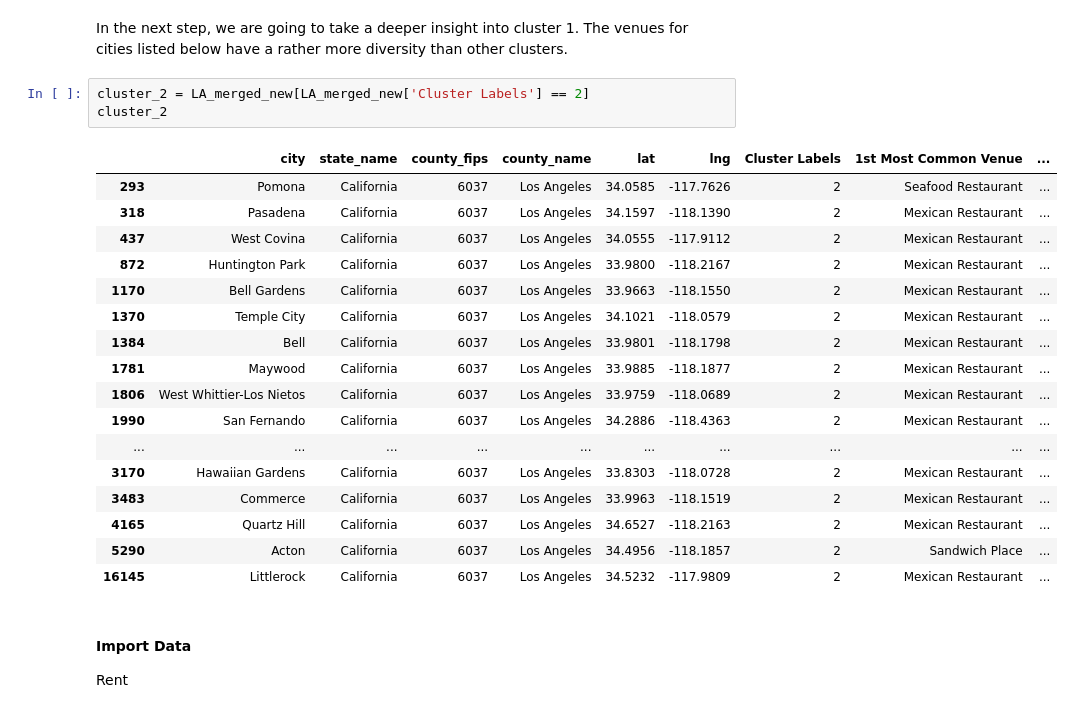
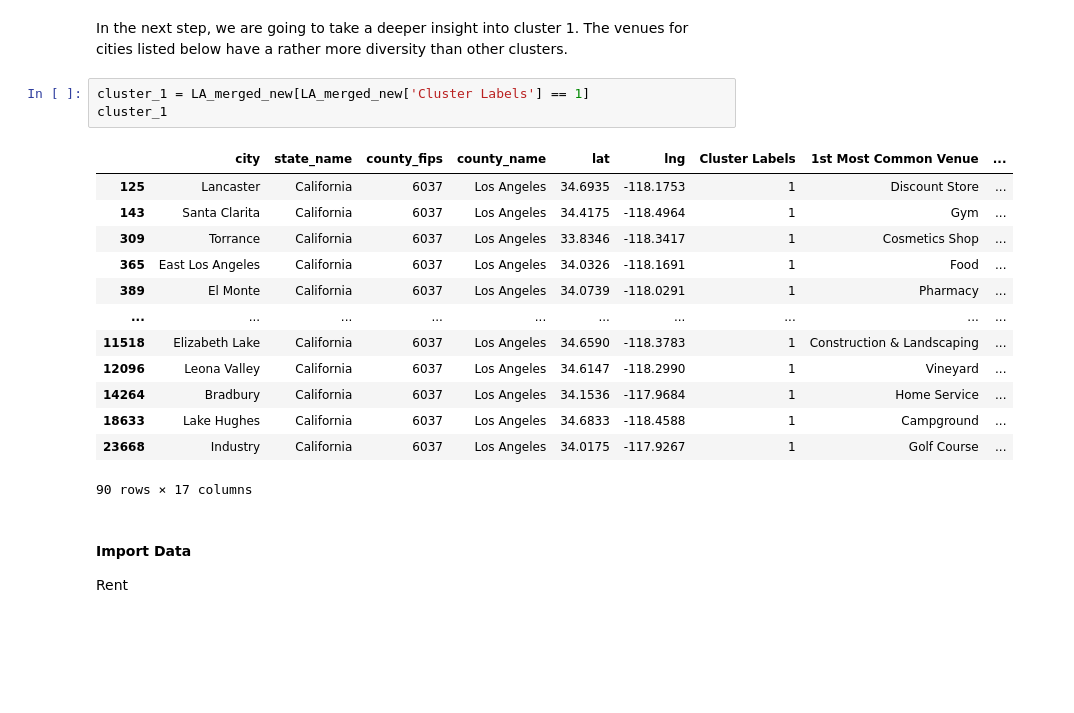
Before and after one commit to christielay/Coursera_Capstone, a Jupyter notebook: Capstone_Project_The_Battle_of_Neighborhoods_Final.ipynb, the cells around one changed output. Drawn from its saved outputs; the diff is of its cells as text; blank space fills up the shorter version.

```diff
--- a/Capstone_Project_The_Battle_of_Neighborhoods_Final.ipynb
+++ b/Capstone_Project_The_Battle_of_Neighborhoods_Final.ipynb
@@ -674,26 +674,22 @@ fig.show()
 # %% [markdown]
 In the next step, we are going to take a deeper insight into cluster 1. The venues for cities listed below have a rather more diversity than other clusters.
 # %%
-cluster_2 = LA_merged_new[LA_merged_new['Cluster Labels'] == 2]
-cluster_2
+cluster_1 = LA_merged_new[LA_merged_new['Cluster Labels'] == 1]
+cluster_1
 # %% [output]
 |  | city | state_name | county_fips | county_name | lat | lng | Cluster Labels | 1st Most Common Venue | ... |
-| 293 | Pomona | California | 6037 | Los Angeles | 34.0585 | -117.7626 | 2 | Seafood Restaurant | ... |
-| 318 | Pasadena | California | 6037 | Los Angeles | 34.1597 | -118.1390 | 2 | Mexican Restaurant | ... |
-| 437 | West Covina | California | 6037 | Los Angeles | 34.0555 | -117.9112 | 2 | Mexican Restaurant | ... |
-| 872 | Huntington Park | California | 6037 | Los Angeles | 33.9800 | -118.2167 | 2 | Mexican Restaurant | ... |
-| 1170 | Bell Gardens | California | 6037 | Los Angeles | 33.9663 | -118.1550 | 2 | Mexican Restaurant | ... |
-| 1370 | Temple City | California | 6037 | Los Angeles | 34.1021 | -118.0579 | 2 | Mexican Restaurant | ... |
-| 1384 | Bell | California | 6037 | Los Angeles | 33.9801 | -118.1798 | 2 | Mexican Restaurant | ... |
-| 1781 | Maywood | California | 6037 | Los Angeles | 33.9885 | -118.1877 | 2 | Mexican Restaurant | ... |
-| 1806 | West Whittier-Los Nietos | California | 6037 | Los Angeles | 33.9759 | -118.0689 | 2 | Mexican Restaurant | ... |
-| 1990 | San Fernando | California | 6037 | Los Angeles | 34.2886 | -118.4363 | 2 | Mexican Restaurant | ... |
+| 125 | Lancaster | California | 6037 | Los Angeles | 34.6935 | -118.1753 | 1 | Discount Store | ... |
+| 143 | Santa Clarita | California | 6037 | Los Angeles | 34.4175 | -118.4964 | 1 | Gym | ... |
+| 309 | Torrance | California | 6037 | Los Angeles | 33.8346 | -118.3417 | 1 | Cosmetics Shop | ... |
+| 365 | East Los Angeles | California | 6037 | Los Angeles | 34.0326 | -118.1691 | 1 | Food | ... |
+| 389 | El Monte | California | 6037 | Los Angeles | 34.0739 | -118.0291 | 1 | Pharmacy | ... |
 | ... | ... | ... | ... | ... | ... | ... | ... | ... | ... |
-| 3170 | Hawaiian Gardens | California | 6037 | Los Angeles | 33.8303 | -118.0728 | 2 | Mexican Restaurant | ... |
-| 3483 | Commerce | California | 6037 | Los Angeles | 33.9963 | -118.1519 | 2 | Mexican Restaurant | ... |
-| 4165 | Quartz Hill | California | 6037 | Los Angeles | 34.6527 | -118.2163 | 2 | Mexican Restaurant | ... |
-| 5290 | Acton | California | 6037 | Los Angeles | 34.4956 | -118.1857 | 2 | Sandwich Place | ... |
-| 16145 | Littlerock | California | 6037 | Los Angeles | 34.5232 | -117.9809 | 2 | Mexican Restaurant | ... |
+| 11518 | Elizabeth Lake | California | 6037 | Los Angeles | 34.6590 | -118.3783 | 1 | Construction & Landscaping | ... |
+| 12096 | Leona Valley | California | 6037 | Los Angeles | 34.6147 | -118.2990 | 1 | Vineyard | ... |
+| 14264 | Bradbury | California | 6037 | Los Angeles | 34.1536 | -117.9684 | 1 | Home Service | ... |
+| 18633 | Lake Hughes | California | 6037 | Los Angeles | 34.6833 | -118.4588 | 1 | Campground | ... |
+| 23668 | Industry | California | 6037 | Los Angeles | 34.0175 | -117.9267 | 1 | Golf Course | ... |
+90 rows × 17 columns
 # %% [markdown]
 #### Import Data
 
```
Also changed, not shown: parts of 23 cells of this notebook.
